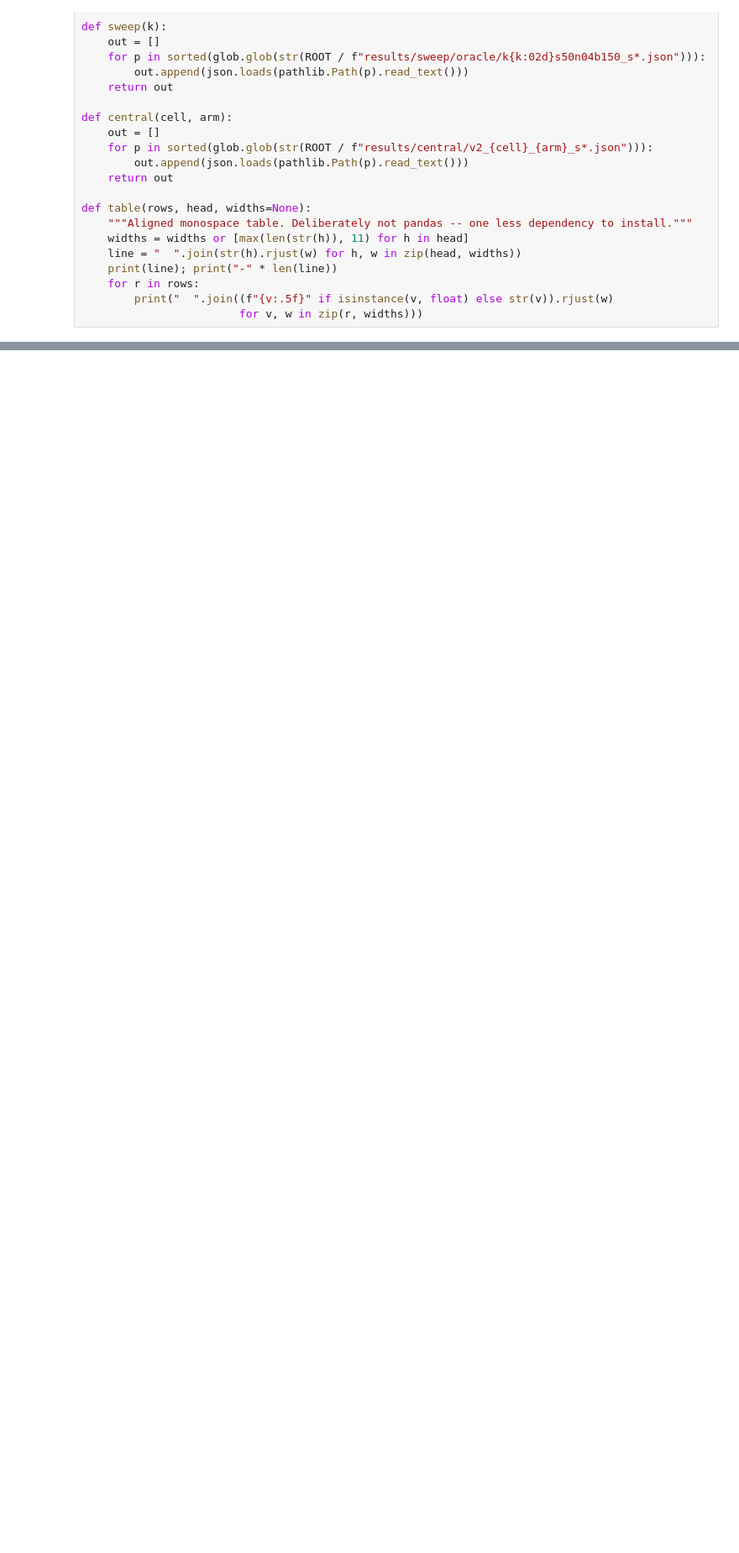
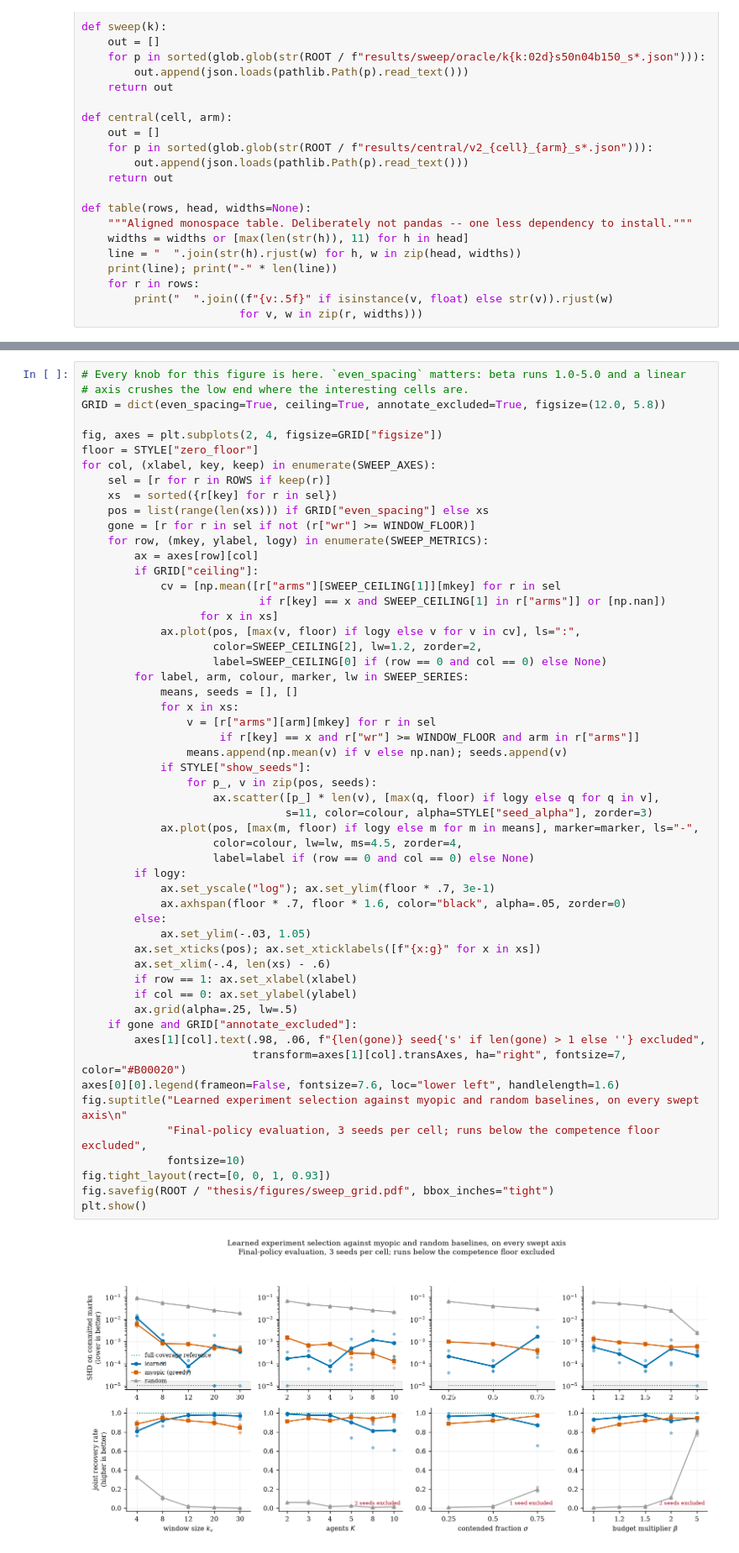
Before and after one commit to BrianEzi/federated-active-causal-discovery-with-marl, a Jupyter notebook: notebooks/results.ipynb, the cells around one changed output, grey strips where cells are left out. Shown at 84% size. Saved outputs shown, nothing was run; the diff lists cells and outputs as text; blank space fills up the shorter version.

Commit message:
notebook: sweep grid across all four axes vs greedy and random; every excluded run is seed 2

```diff
--- a/notebooks/results.ipynb
+++ b/notebooks/results.ipynb
@@ -81,3 +179,59 @@ def table(rows, head, widths=None):
+# %%
+# Every knob for this figure is here. `even_spacing` matters: beta runs 1.0-5.0 and a linear
+# axis crushes the low end where the interesting cells are.
+GRID = dict(even_spacing=True, ceiling=True, annotate_excluded=True, figsize=(12.0, 5.8))
+
+fig, axes = plt.subplots(2, 4, figsize=GRID["figsize"])
+floor = STYLE["zero_floor"]
+for col, (xlabel, key, keep) in enumerate(SWEEP_AXES):
+    sel = [r for r in ROWS if keep(r)]
+    xs  = sorted({r[key] for r in sel})
+    pos = list(range(len(xs))) if GRID["even_spacing"] else xs
+    gone = [r for r in sel if not (r["wr"] >= WINDOW_FLOOR)]
+    for row, (mkey, ylabel, logy) in enumerate(SWEEP_METRICS):
+        ax = axes[row][col]
+        if GRID["ceiling"]:
+            cv = [np.mean([r["arms"][SWEEP_CEILING[1]][mkey] for r in sel
+                           if r[key] == x and SWEEP_CEILING[1] in r["arms"]] or [np.nan])
+                  for x in xs]
+            ax.plot(pos, [max(v, floor) if logy else v for v in cv], ls=":",
+                    color=SWEEP_CEILING[2], lw=1.2, zorder=2,
+                    label=SWEEP_CEILING[0] if (row == 0 and col == 0) else None)
+        for label, arm, colour, marker, lw in SWEEP_SERIES:
+            means, seeds = [], []
+            for x in xs:
+                v = [r["arms"][arm][mkey] for r in sel
+                     if r[key] == x and r["wr"] >= WINDOW_FLOOR and arm in r["arms"]]
+                means.append(np.mean(v) if v else np.nan); seeds.append(v)
+            if STYLE["show_seeds"]:
+                for p_, v in zip(pos, seeds):
+                    ax.scatter([p_] * len(v), [max(q, floor) if logy else q for q in v],
+                               s=11, color=colour, alpha=STYLE["seed_alpha"], zorder=3)
+            ax.plot(pos, [max(m, floor) if logy else m for m in means], marker=marker, ls="-",
+                    color=colour, lw=lw, ms=4.5, zorder=4,
+                    label=label if (row == 0 and col == 0) else None)
+        if logy:
+            ax.set_yscale("log"); ax.set_ylim(floor * .7, 3e-1)
+            ax.axhspan(floor * .7, floor * 1.6, color="black", alpha=.05, zorder=0)
+        else:
+            ax.set_ylim(-.03, 1.05)
+        ax.set_xticks(pos); ax.set_xticklabels([f"{x:g}" for x in xs])
+        ax.set_xlim(-.4, len(xs) - .6)
+        if row == 1: ax.set_xlabel(xlabel)
+        if col == 0: ax.set_ylabel(ylabel)
+        ax.grid(alpha=.25, lw=.5)
+    if gone and GRID["annotate_excluded"]:
+        axes[1][col].text(.98, .06, f"{len(gone)} seed{'s' if len(gone) > 1 else ''} excluded",
+                          transform=axes[1][col].transAxes, ha="right", fontsize=7, color="#B00020")
+axes[0][0].legend(frameon=False, fontsize=7.6, loc="lower left", handlelength=1.6)
+fig.suptitle("Learned experiment selection against myopic and random baselines, on every swept axis\n"
+             "Final-policy evaluation, 3 seeds per cell; runs below the competence floor excluded",
+             fontsize=10)
+fig.tight_layout(rect=[0, 0, 1, 0.93])
+fig.savefig(ROOT / "thesis/figures/sweep_grid.pdf", bbox_inches="tight")
+plt.show()
+# %% [output]
+[figure, added]
 # %% [markdown]
 ## 1. The crossover
 
```
Also changed, not shown: parts of 3 cells of this notebook.
